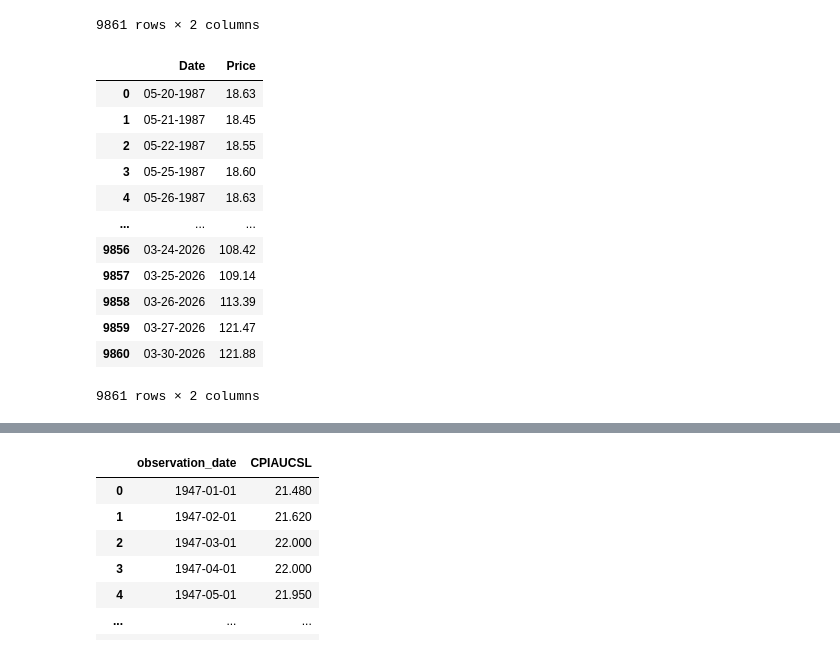
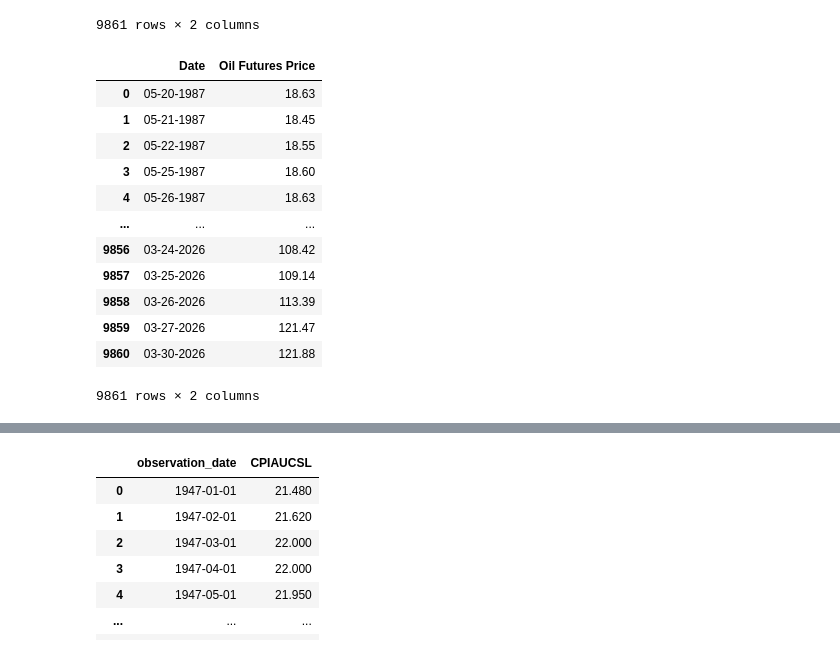
Before and after one commit to elchitlando/Final-Project, a Jupyter notebook: Final_Project_3.ipynb, the cells around one changed output, grey strips where cells are left out. Drawn from its saved outputs; the diff is of its cells as text; code cells hidden in the pictures.

```diff
--- a/Final_Project_3.ipynb
+++ b/Final_Project_3.ipynb
@@ -173,9 +208,10 @@ oil
 # %%
 oil["Date"] = pd.to_datetime(oil["Date"], format = "%Y-%M-%d")
 oil["Date"] = oil["Date"].dt.strftime("%M-%d-%Y")
+oil = oil.rename(columns = {"Price" : "Oil Futures Price"})
 oil
 # %% [output]
-|  | Date | Price |
+|  | Date | Oil Futures Price |
 | 0 | 05-20-1987 | 18.63 |
 | 1 | 05-21-1987 | 18.45 |
 | 2 | 05-22-1987 | 18.55 |
```
Also changed, not shown: parts of 61 cells of this notebook, 27 other files.
